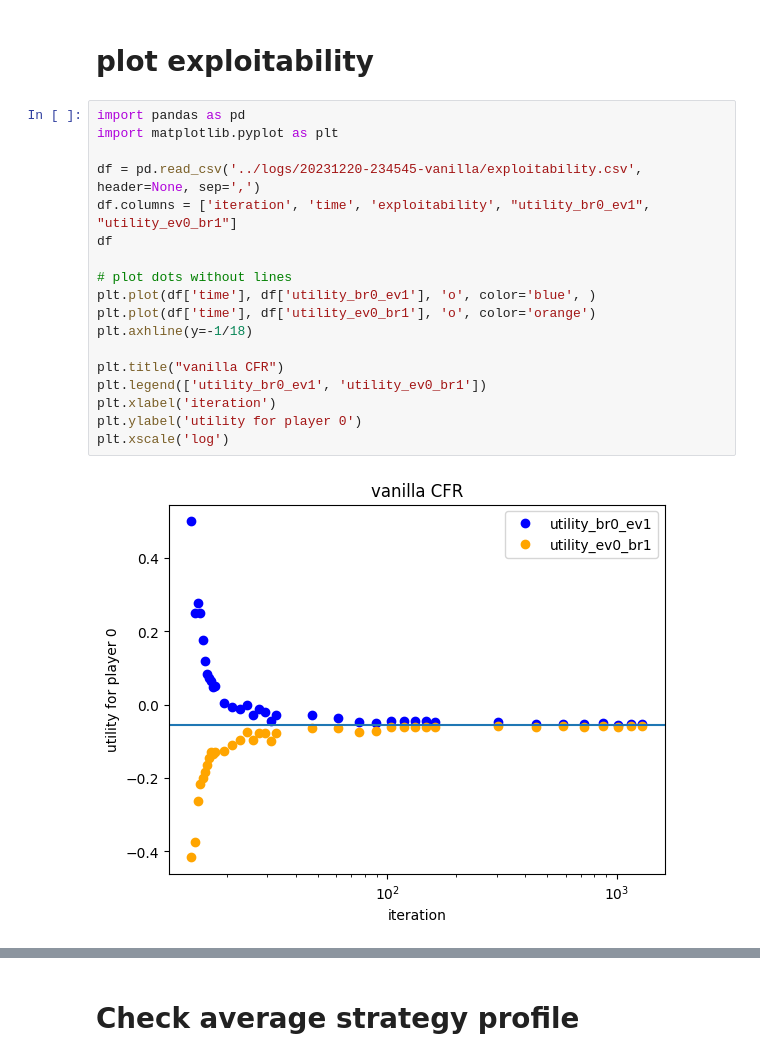
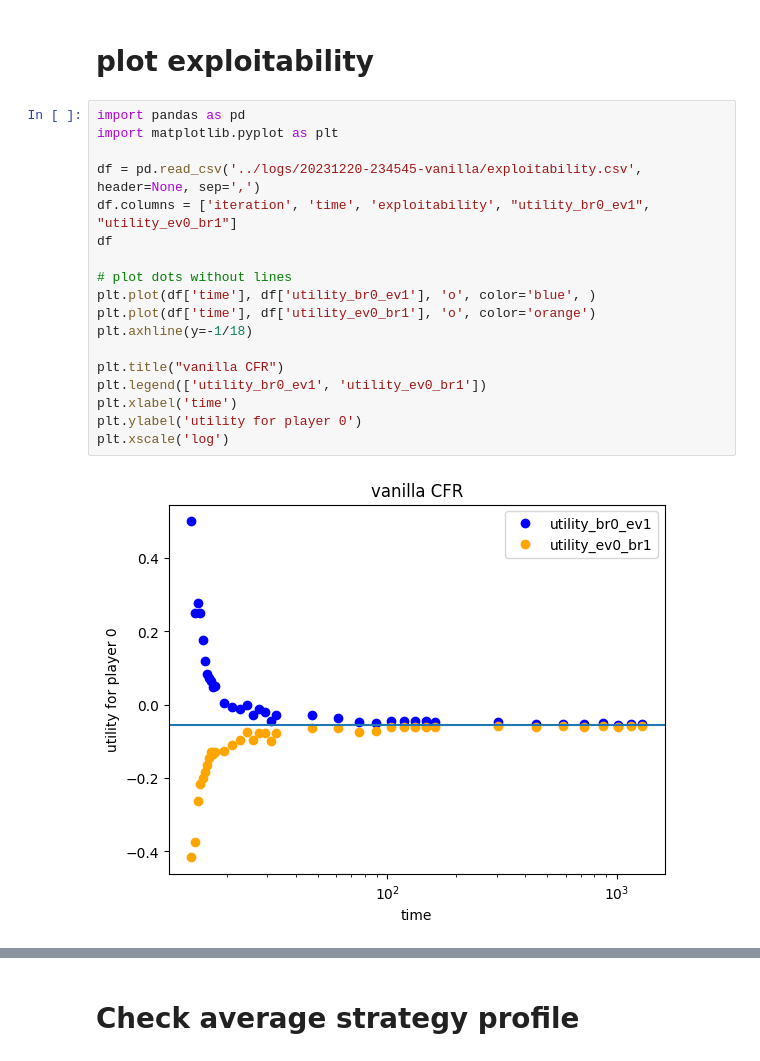
Before and after one commit to u-keisuke/ut-thesis-2023, a Jupyter notebook: notebooks/plot.ipynb, the cells around one changed output, grey strips where cells are left out. Cells and saved outputs as stored; diff of their text form.

```diff
--- a/notebooks/plot.ipynb
+++ b/notebooks/plot.ipynb
@@ -3,23 +3,23 @@
 # %%
 import pandas as pd
 import matplotlib.pyplot as plt
 
 df = pd.read_csv('../logs/20231220-234545-vanilla/exploitability.csv', header=None, sep=',')
 df.columns = ['iteration', 'time', 'exploitability', "utility_br0_ev1", "utility_ev0_br1"]
 df
 
 # plot dots without lines
 plt.plot(df['time'], df['utility_br0_ev1'], 'o', color='blue', )
 plt.plot(df['time'], df['utility_ev0_br1'], 'o', color='orange')
 plt.axhline(y=-1/18)
 
 plt.title("vanilla CFR")
 plt.legend(['utility_br0_ev1', 'utility_ev0_br1'])
-plt.xlabel('iteration')
+plt.xlabel('time')
 plt.ylabel('utility for player 0')
 plt.xscale('log')
 # %% [output]
-[figure, old version]
+[figure, new version]
 # %%
 import pandas as pd
 import matplotlib.pyplot as plt
```
Also changed, not shown: parts of 6 cells of this notebook, 4 other files.
